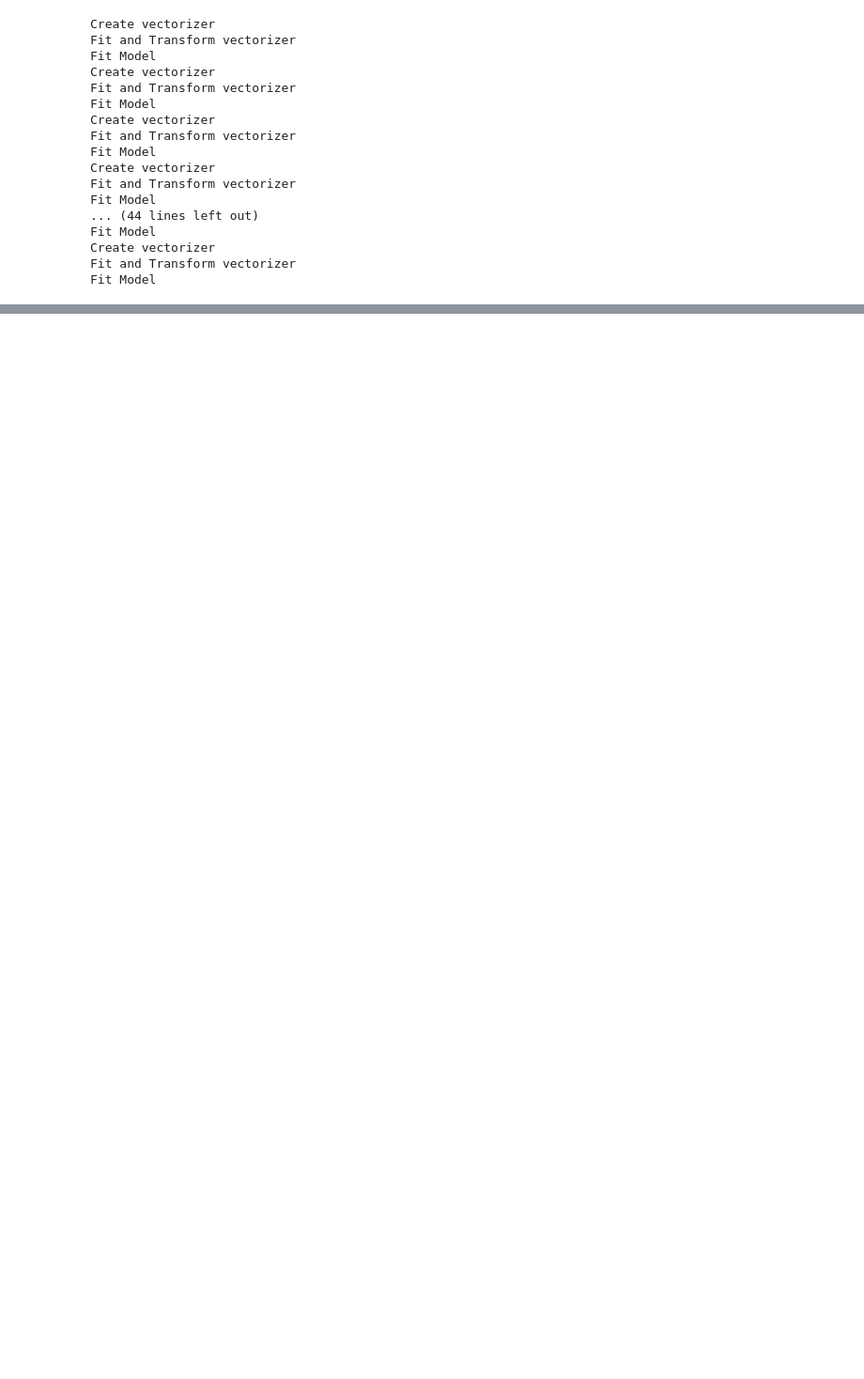
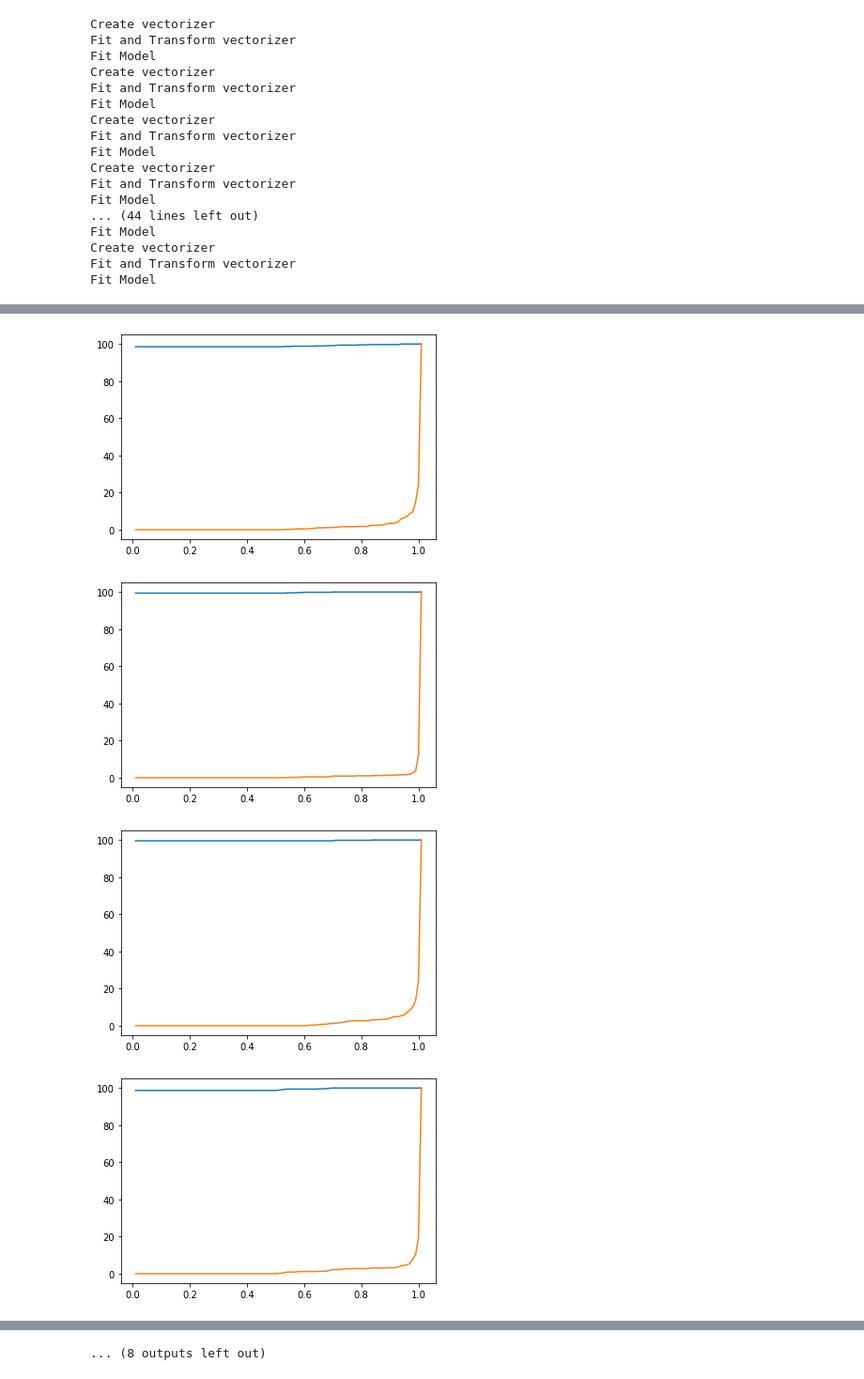
Before and after one commit to Necro-master/HSE_NLP, a Jupyter notebook: CLASS PROSPECTUS.ipynb, the cells around one changed output, grey strips where cells are left out. Shown: that part at 94% size. Cells and saved outputs as stored; diff of their text form; code cells hidden in the pictures; blank space fills up the shorter version.

Commit message:
added Graphs

```diff
--- a/CLASS PROSPECTUS.ipynb
+++ b/CLASS PROSPECTUS.ipynb
@@ -145,11 +163,11 @@ Create vectorizer
 Fit and Transform vectorizer
 Fit Model
 # %%
-confidence_level = 0
+confidence_level = 0.5
 for model_name in models:
-    with open(('models\\CLASS_PROSPECTUS_%s.rft' % model_name), 'rb') as f:
+    with open(('./models\\CLASS_PROSPECTUS_%s.rft' % model_name), 'rb') as f:
         model = pickle.load(f)
-    with open(('models\\VECTOR_PROSPECTUS_%s.txt' % model_name), 'rb') as f:
+    with open(('./models\\VECTOR_PROSPECTUS_%s.txt' % model_name), 'rb') as f:
         vector = pickle.load(f)
 
     ds = datasets[model_name]['df_validation']
@@ -185,0 +204,31 @@ Model Financial_covenants statistic (validation rows 685): Precision= 99.42 ; To
+# %%
+def precision_count(ds, confidence_level):
+    return round(100- 100*len(ds[(ds['confidence']>=confidence_level)&(ds['target']!=ds['predict'])])/len(ds),2)
+# %%
+def to_validate_count(ds, confidence_level):
+    return round(100*len(ds[(ds['confidence']<confidence_level)])/len(ds),2)
+# %%
+def get_plot_points(ds):
+    precisions = []
+    to_validates = []
+    confidences = [i / 100 for i in range(1,102,1)]
+    for confidence_level in range(1, 102, 1):
+        confidence_level /= 100
+        precision = precision_count(ds, confidence_level)
+        to_validate = to_validate_count(ds, confidence_level)
+        precisions.append(precision)
+        to_validates.append(to_validate)
+    return precisions, to_validates, confidences
+# %%
+import matplotlib.pyplot as plt
+for index, model_name in enumerate(models):
+    ds = datasets[model_name]['df_validation']
+    plt.figure(index)
+    precision, to_validate, confidences = get_plot_points(ds)
+    plt.plot(confidences,precision, label = "precision")
+    plt.plot(confidences, to_validate, label = "to validate")
+# %% [output]
+[figure, added]
+[figure, added]
+[figure, added]
+[figure, added]
@@ -185,0 +243 @@ Model Financial_covenants statistic (validation rows 685): Precision= 99.42 ; To
+... (8 outputs left out)
```
Also changed, not shown: parts of 6 cells of this notebook.
